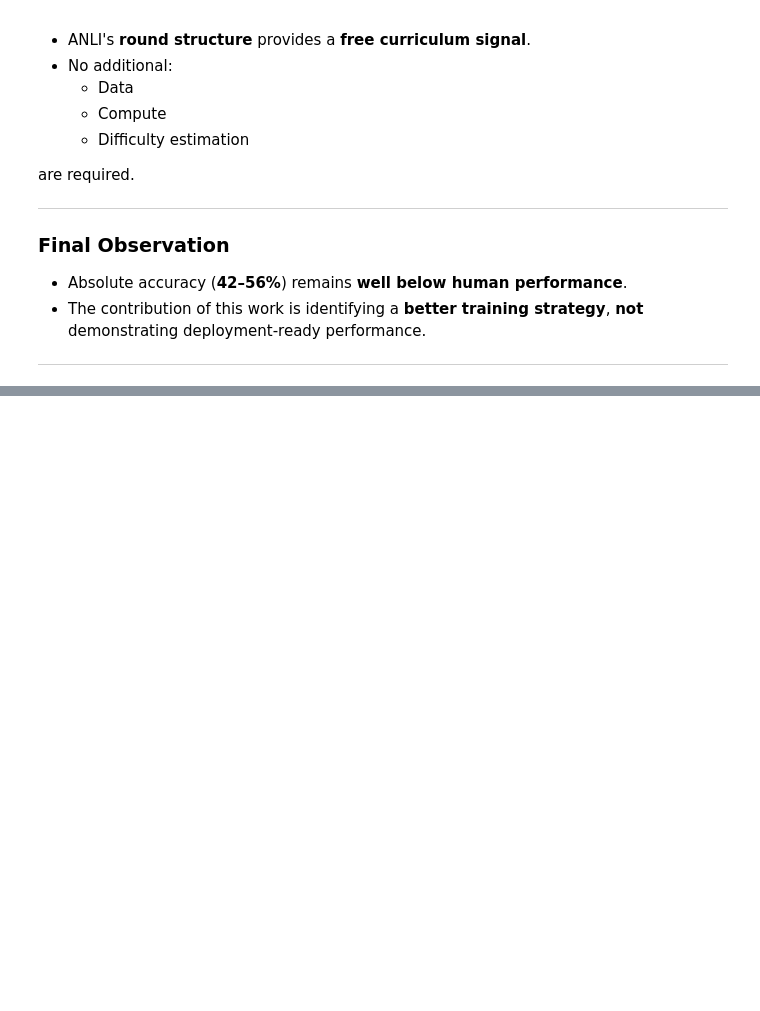
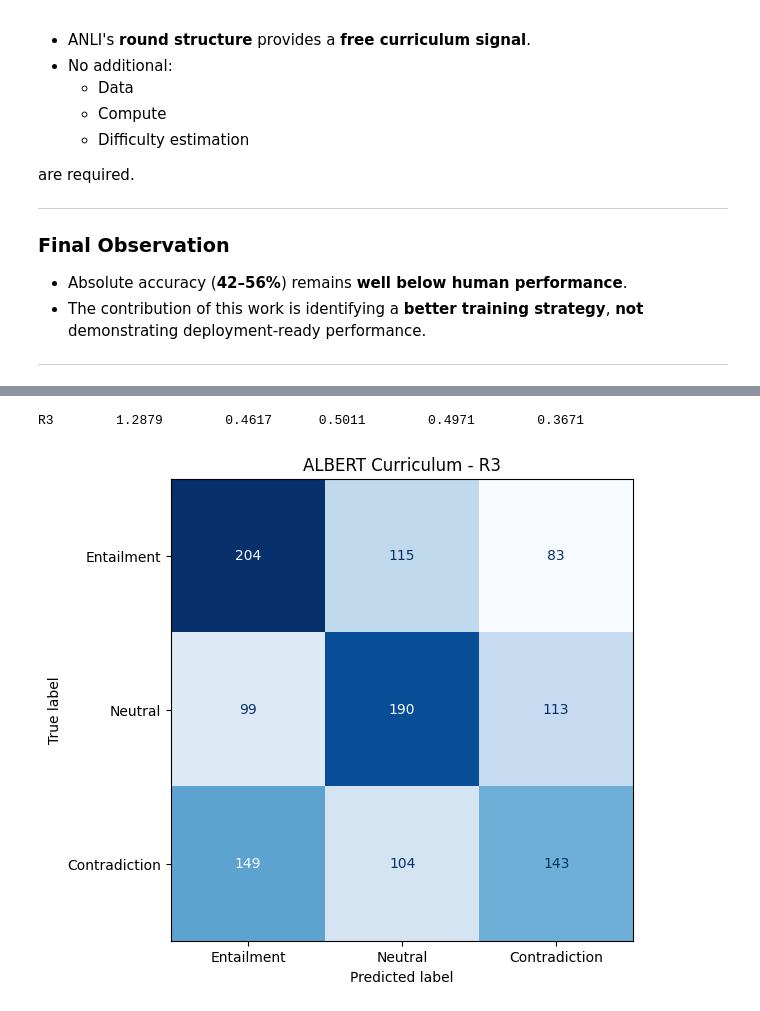
Before and after one commit to Sagar5687/ANLI_Model, a Jupyter notebook: Presentation.ipynb, the cells around one changed output, grey strips where cells are left out. Saved outputs shown, nothing was run; the diff lists cells and outputs as text; code cells hidden in the pictures; blank space fills up the shorter version.

```diff
--- a/Presentation.ipynb
+++ b/Presentation.ipynb
@@ -528,0 +703,14 @@ are required.
+# %%
+loss, acc, f1 = evaluate(Final_Albert_model, r3_test, device)
+
+print(f"{split_name:<10}{loss:<14.4f}{acc:<12.4f}{f1[0]:<14.4f}{f1[1]:<14.4f}{f1[2]:.4f}")
+
+plot_confusion_matrix(
+      Albert_MT_model,
+      test_data,
+      device,
+      f"ALBERT Curriculum - {split_name}"
+)
+# %% [output]
+R3        1.2879        0.4617      0.5011        0.4971        0.3671
+[figure, added]
```
Also changed, not shown: parts of 9 cells of this notebook.
